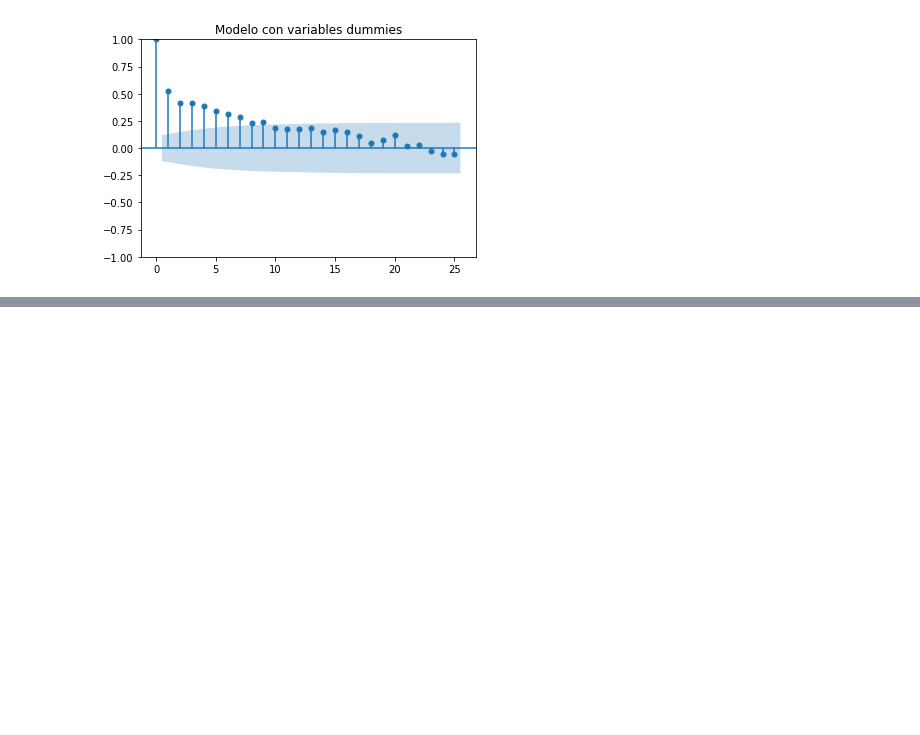
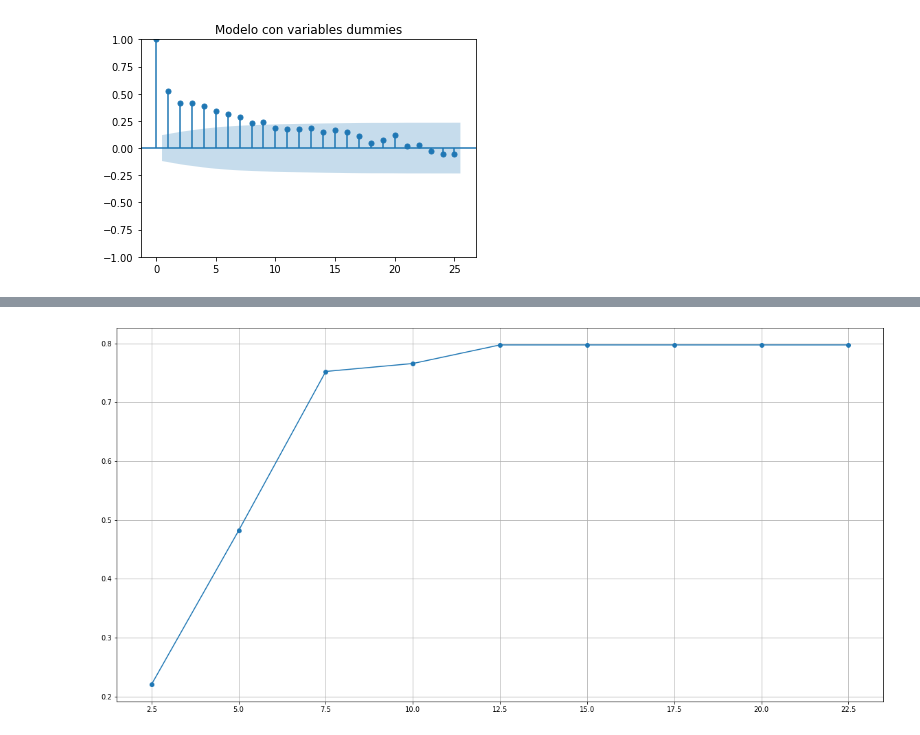
Before and after one commit to Alberto0410/Modelos-no-Parametricos-y-de-Regresion, a Jupyter notebook: Proyecto/Regresion Lineal Multiple.ipynb, the cells around one changed output, grey strips where cells are left out. Cells and saved outputs as stored; diff of their text form; code cells hidden in the pictures; blank space fills up the shorter version.

```diff
--- a/Proyecto/Regresion Lineal Multiple.ipynb
+++ b/Proyecto/Regresion Lineal Multiple.ipynb
@@ -601,0 +739,34 @@ plt.grid()
+# %%
+calor = forest_dummies.copy()
+
+#seleccionamos los meses de calor
+calor = calor[calor['month'] == 1]
+
+#hacemos regresion logistica para diferentes umbrales
+calor_models = {}
+umbrales = [2.5*i for i in range(1, 10)]
+accuracy_list = []
+
+for i in range(len(umbrales)):
+    calor_log = calor.copy()
+    calor_log['area'] = np.where(calor['area'] > umbrales[i], 1, 0)
+    X = calor_log.drop('area', axis=1)
+    y = calor_log['area']
+
+    log_reg = LogisticRegression()
+    log_reg.fit(X, y)
+
+    calor_models[umbrales[i]] = log_reg
+
+#imprimimos los resultados
+for i in range(len(umbrales)):
+    print(f'Umbral: {umbrales[i]}')
+
+    print('Matriz de confusión')
+    print(confusion_matrix(y, calor_models[umbrales[i]].predict(X)))
+    accuracy_calor = calor_models[umbrales[i]].score(X, y)
+    print(f'Accuracy {accuracy_calor}')
+
+    #guardamos el accuracy
+    accuracy_list.append(accuracy_calor)
+    print('--------------------------------------------------\n')
@@ -601,0 +808,13 @@ plt.grid()
+# %%
+#creamos un dataframe con los umbrales y accuracy
+accuracy_df = pd.DataFrame()
+
+accuracy_df['Umbral'] = umbrales
+accuracy_df['Accuracy'] = accuracy_list
+
+#graficamos el accuracy
+plt.figure(figsize=(20,10))
+plt.plot(accuracy_df['Umbral'], accuracy_df['Accuracy'], marker='o')
+plt.grid()
+# %% [output]
+[figure, added]
```
Also changed, not shown: parts of 26 cells of this notebook.
